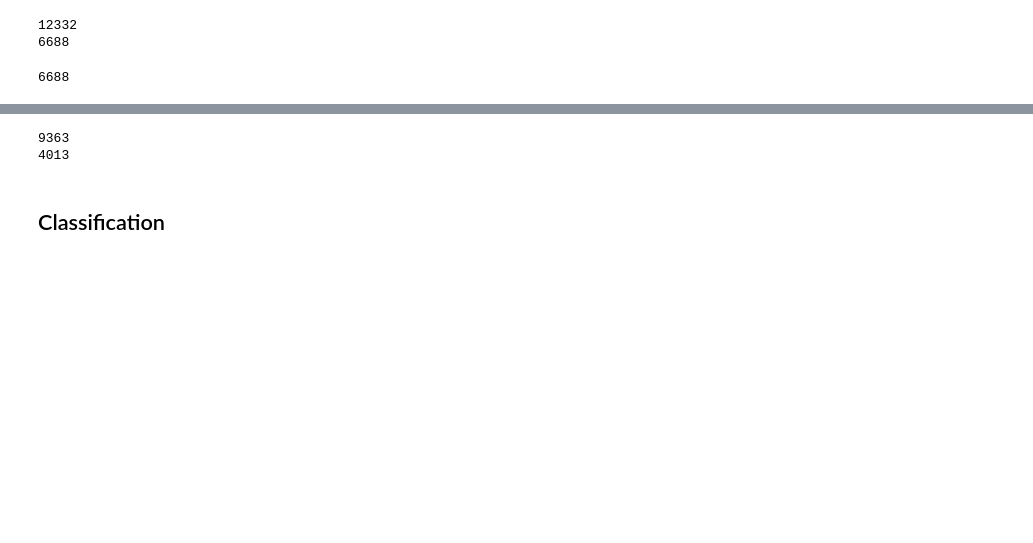
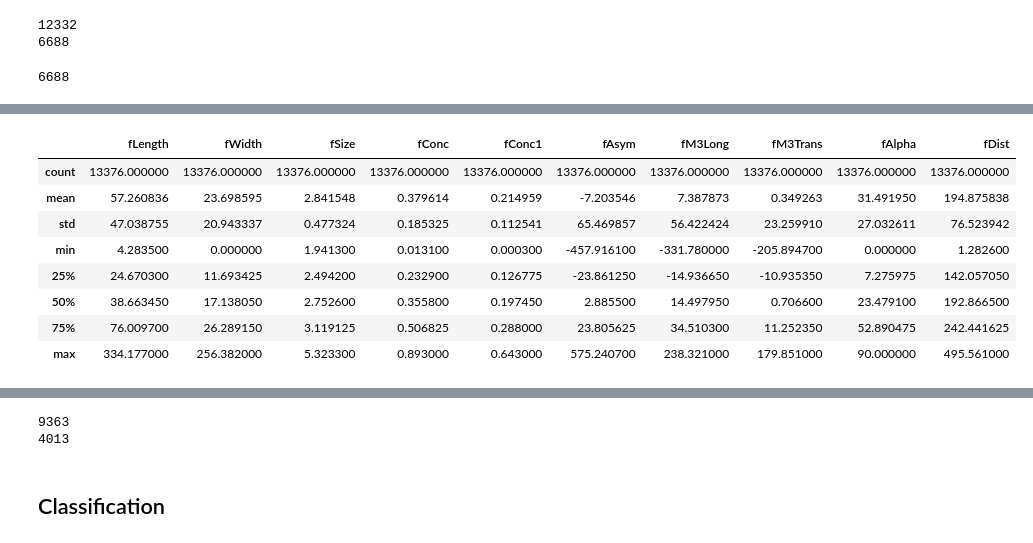
Before and after one commit to ahmednaggar19/data_mining, a Jupyter notebook: Lab3/magic.ipynb, the cells around one changed output, grey strips where cells are left out. Saved outputs shown, nothing was run; the diff lists cells and outputs as text; code cells hidden in the pictures; blank space fills up the shorter version.

```diff
--- a/Lab3/magic.ipynb
+++ b/Lab3/magic.ipynb
@@ -60,0 +60,13 @@ print(len(data[data['class'] == 'g']))
+# %%
+import matplotlib.pyplot as plt
+display(data.describe())
+# %% [output]
+|  | fLength | fWidth | fSize | fConc | fConc1 | fAsym | fM3Long | fM3Trans | fAlpha | fDist |
+| count | 13376.000000 | 13376.000000 | 13376.000000 | 13376.000000 | 13376.000000 | 13376.000000 | 13376.000000 | 13376.000000 | 13376.000000 | 13376.000000 |
+| mean | 57.260836 | 23.698595 | 2.841548 | 0.379614 | 0.214959 | -7.203546 | 7.387873 | 0.349263 | 31.491950 | 194.875838 |
+| std | 47.038755 | 20.943337 | 0.477324 | 0.185325 | 0.112541 | 65.469857 | 56.422424 | 23.259910 | 27.032611 | 76.523942 |
+| min | 4.283500 | 0.000000 | 1.941300 | 0.013100 | 0.000300 | -457.916100 | -331.780000 | -205.894700 | 0.000000 | 1.282600 |
+| 25% | 24.670300 | 11.693425 | 2.494200 | 0.232900 | 0.126775 | -23.861250 | -14.936650 | -10.935350 | 7.275975 | 142.057050 |
+| 50% | 38.663450 | 17.138050 | 2.752600 | 0.355800 | 0.197450 | 2.885500 | 14.497950 | 0.706600 | 23.479100 | 192.866500 |
+| 75% | 76.009700 | 26.289150 | 3.119125 | 0.506825 | 0.288000 | 23.805625 | 34.510300 | 11.252350 | 52.890475 | 242.441625 |
+| max | 334.177000 | 256.382000 | 5.323300 | 0.893000 | 0.643000 | 575.240700 | 238.321000 | 179.851000 | 90.000000 | 495.561000 |
```
Also changed, not shown: parts of 35 cells of this notebook, 2 other files.
